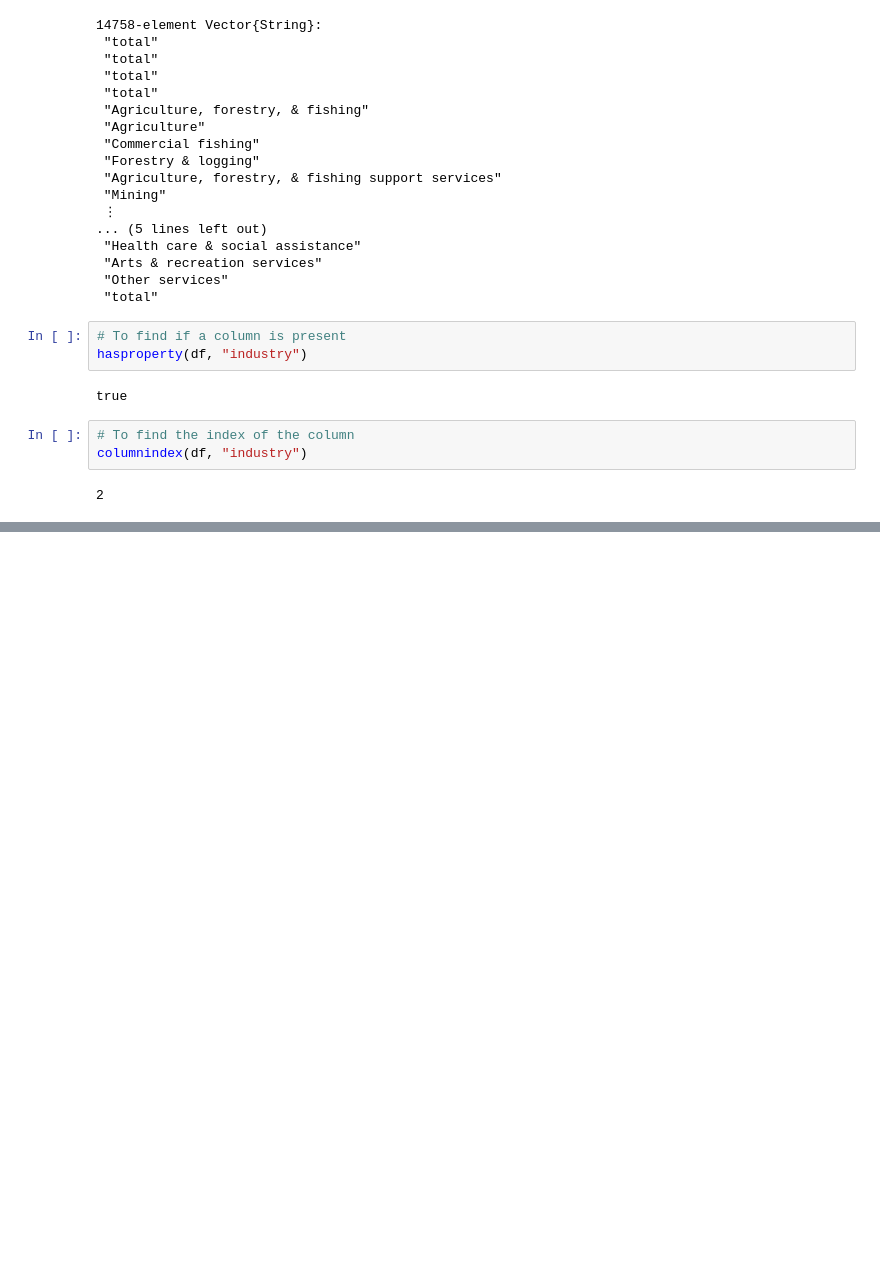
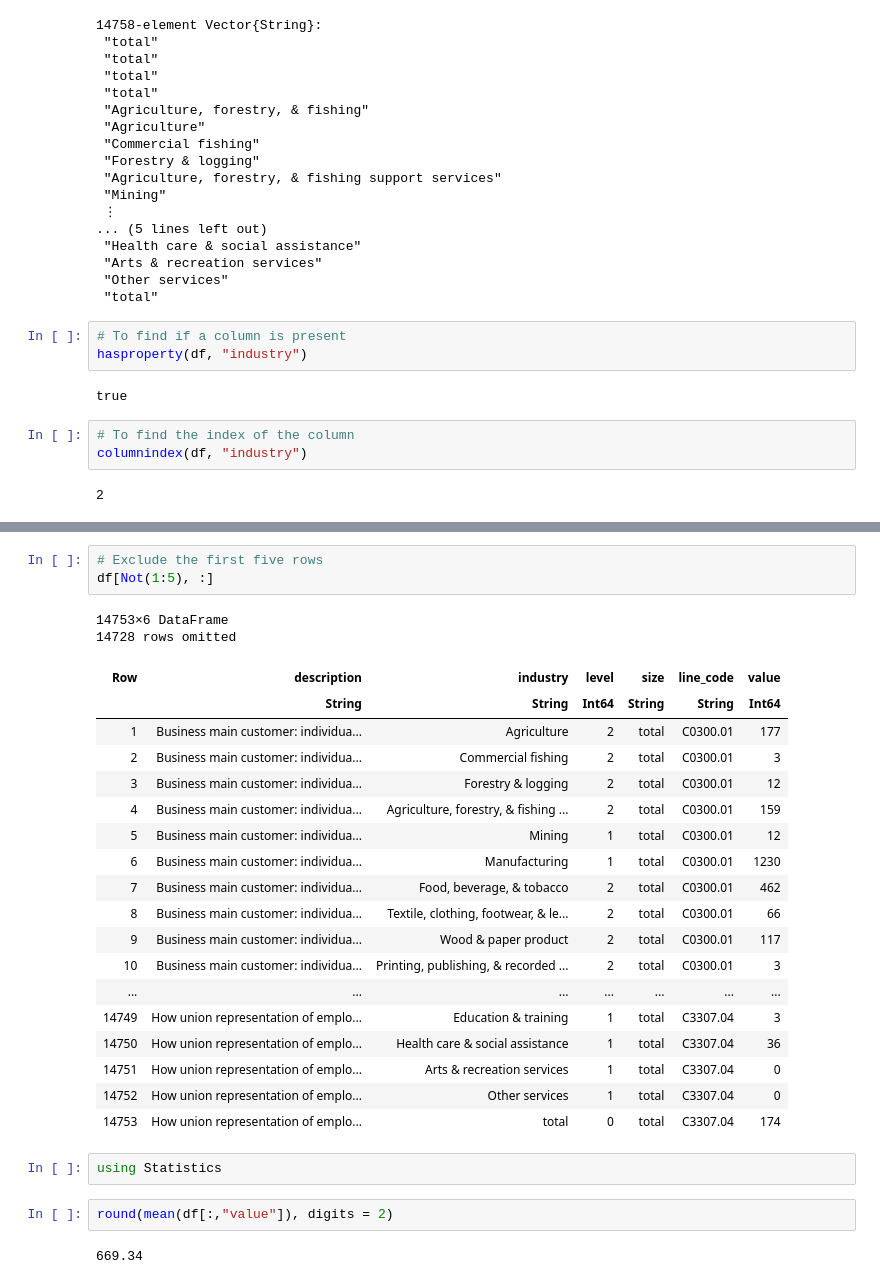
Before and after one commit to chlazaris/Julia_for_DS, a Jupyter notebook: Julia_for_DS.ipynb, the cells around one changed output, grey strips where cells are left out. Cells and saved outputs as stored; diff of their text form; blank space fills up the shorter version.

```diff
--- a/Julia_for_DS.ipynb
+++ b/Julia_for_DS.ipynb
@@ -769,0 +982,30 @@ columnindex(df, "industry")
+# %%
+# Exclude the first five rows
+df[Not(1:5), :]
+# %% [output]
+14753×6 DataFrame
+14728 rows omitted
+| Row | description | industry | level | size | line_code | value |
+|  | String | String | Int64 | String | String | Int64 |
+| 1 | Business main customer: individua... | Agriculture | 2 | total | C0300.01 | 177 |
+| 2 | Business main customer: individua... | Commercial fishing | 2 | total | C0300.01 | 3 |
+| 3 | Business main customer: individua... | Forestry & logging | 2 | total | C0300.01 | 12 |
+| 4 | Business main customer: individua... | Agriculture, forestry, & fishing ... | 2 | total | C0300.01 | 159 |
+| 5 | Business main customer: individua... | Mining | 1 | total | C0300.01 | 12 |
+| 6 | Business main customer: individua... | Manufacturing | 1 | total | C0300.01 | 1230 |
+| 7 | Business main customer: individua... | Food, beverage, & tobacco | 2 | total | C0300.01 | 462 |
+| 8 | Business main customer: individua... | Textile, clothing, footwear, & le... | 2 | total | C0300.01 | 66 |
+| 9 | Business main customer: individua... | Wood & paper product | 2 | total | C0300.01 | 117 |
+| 10 | Business main customer: individua... | Printing, publishing, & recorded ... | 2 | total | C0300.01 | 3 |
+| ... | ... | ... | ... | ... | ... | ... |
+| 14749 | How union representation of emplo... | Education & training | 1 | total | C3307.04 | 3 |
+| 14750 | How union representation of emplo... | Health care & social assistance | 1 | total | C3307.04 | 36 |
+| 14751 | How union representation of emplo... | Arts & recreation services | 1 | total | C3307.04 | 0 |
+| 14752 | How union representation of emplo... | Other services | 1 | total | C3307.04 | 0 |
+| 14753 | How union representation of emplo... | total | 0 | total | C3307.04 | 174 |
+# %%
+using Statistics
+# %%
+round(mean(df[:,"value"]), digits = 2)
+# %% [output]
+669.34
```
Also changed, not shown: parts of 16 cells of this notebook.
